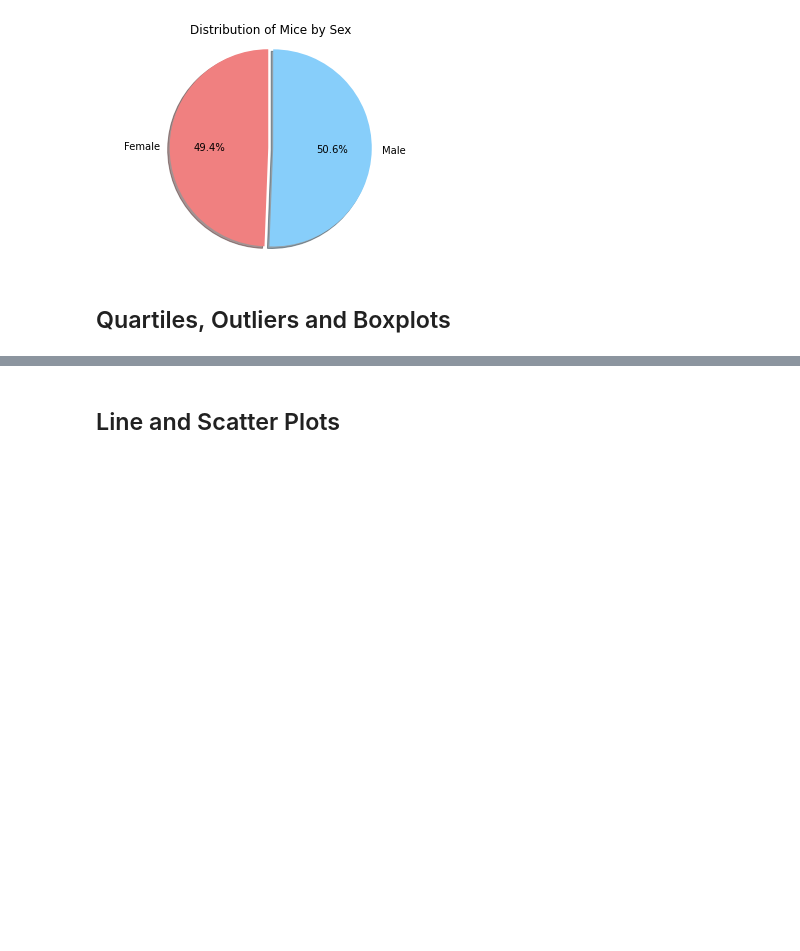
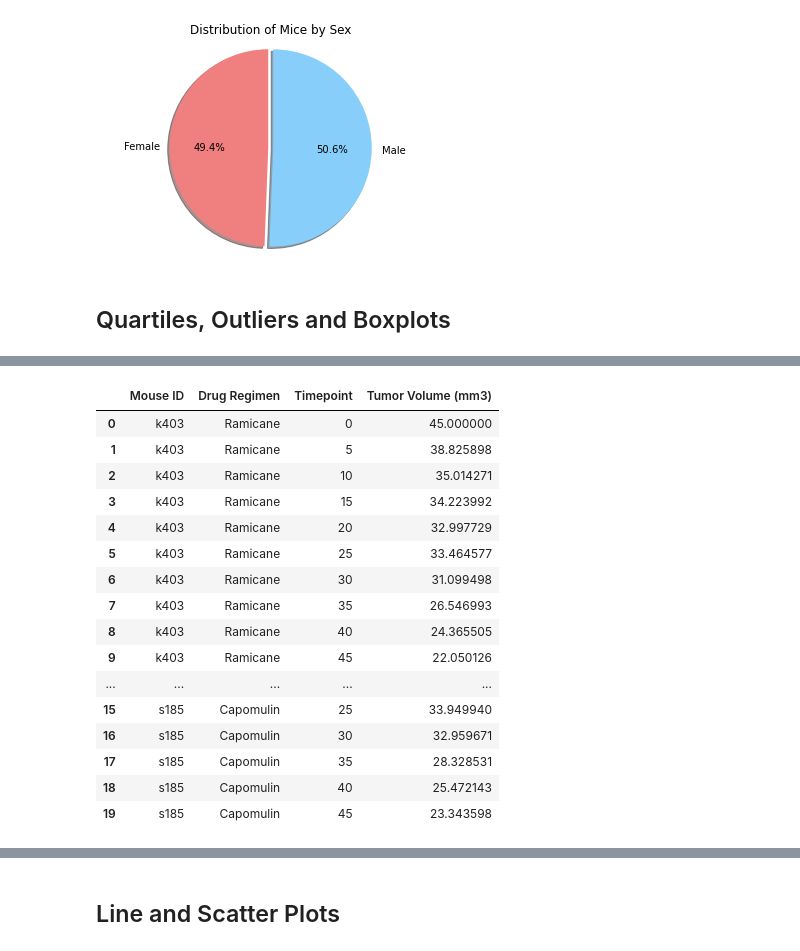
Before and after one commit to Patriotwo/Matplotlib-Challenge, a Jupyter notebook: Pymaceuticals/pymaceuticals_starter.ipynb, the cells around one changed output, grey strips where cells are left out. Cells and saved outputs as stored; diff of their text form; code cells hidden in the pictures; blank space fills up the shorter version.

```diff
--- a/Pymaceuticals/pymaceuticals_starter.ipynb
+++ b/Pymaceuticals/pymaceuticals_starter.ipynb
@@ -350,0 +332,5 @@ plt.show()
+# %%
+#combined_study_data
+promising_regimen_df = combined_study_data
+#['Capomulin', 'Ramicane', 'Infubinal', 'Ceftamin']
+promising_regimen_df
@@ -350,0 +351,26 @@ plt.show()
+# %%
+# Isolate the four Four most promising drug regimens by greating a list https://datacarpentry.org/python-ecology-lesson/03-index-slice-subset/index.html: Capomulin, Ramicane, Infubinol, and Ceftamin
+
+promising_regimens = promising_regimen_df[['Mouse ID', 'Drug Regimen', 'Timepoint', 'Tumor Volume (mm3)']]
+# %%
+# Select the rows that contain ['Capomulin', 'Ramicane', 'Infubinal', 'Ceftamin']
+promising_regimens['Drug Regimen'].isin(['Capomulin', 'Ramicane', 'Infubinol', 'Ceftamin'])
+promising_regimens.head(20)
+# %% [output]
+|  | Mouse ID | Drug Regimen | Timepoint | Tumor Volume (mm3) |
+| 0 | k403 | Ramicane | 0 | 45.000000 |
+| 1 | k403 | Ramicane | 5 | 38.825898 |
+| 2 | k403 | Ramicane | 10 | 35.014271 |
+| 3 | k403 | Ramicane | 15 | 34.223992 |
+| 4 | k403 | Ramicane | 20 | 32.997729 |
+| 5 | k403 | Ramicane | 25 | 33.464577 |
+| 6 | k403 | Ramicane | 30 | 31.099498 |
+| 7 | k403 | Ramicane | 35 | 26.546993 |
+| 8 | k403 | Ramicane | 40 | 24.365505 |
+| 9 | k403 | Ramicane | 45 | 22.050126 |
+| ... | ... | ... | ... | ... |
+| 15 | s185 | Capomulin | 25 | 33.949940 |
+| 16 | s185 | Capomulin | 30 | 32.959671 |
+| 17 | s185 | Capomulin | 35 | 28.328531 |
+| 18 | s185 | Capomulin | 40 | 25.472143 |
+| 19 | s185 | Capomulin | 45 | 23.343598 |
```
Also changed, not shown: parts of 13 cells of this notebook.
